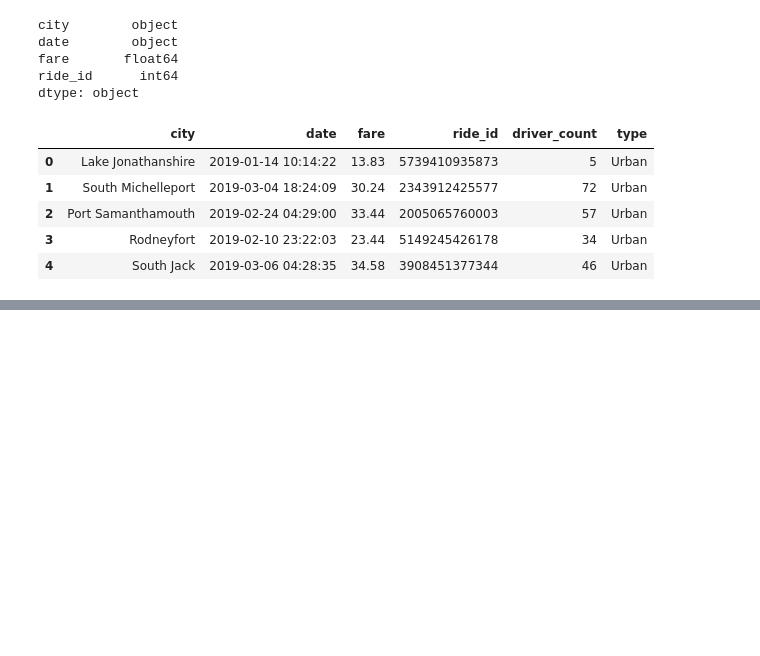
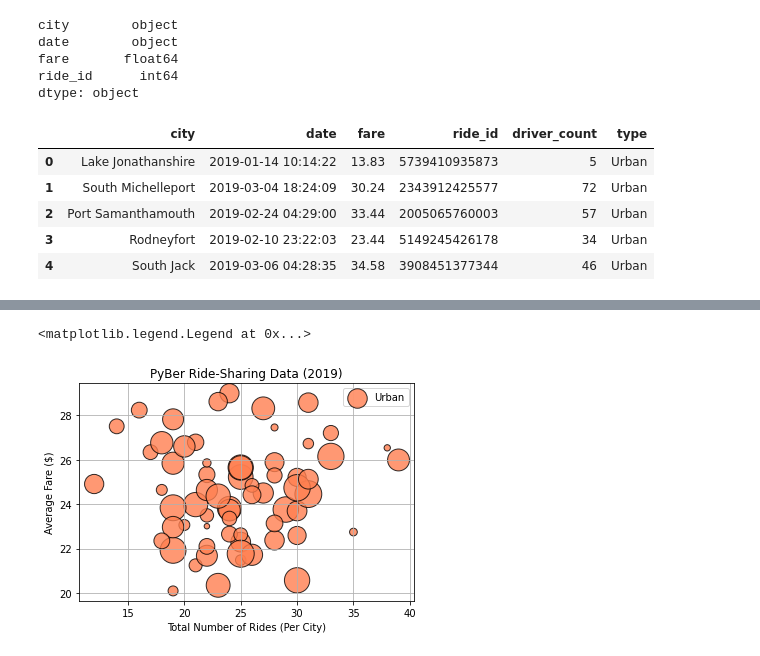
Before and after one commit to RagingRyann/PyBer_Analysis, a Jupyter notebook: PyBer.ipynb, the cells around one changed output, grey strips where cells are left out. Saved outputs shown, nothing was run; the diff lists cells and outputs as text; code cells hidden in the pictures; blank space fills up the shorter version.

```diff
--- a/PyBer.ipynb
+++ b/PyBer.ipynb
@@ -127,0 +198,18 @@ pyber_data_df.head()
+# %%
+# Formatting scatter plot above in order to increase bubble size, add an edge color, edit line width, and update color of markers and their transparency.
+# Also adding in axes labels, title, and legend; as well as a grid.
+# Build the scatter plots for urban cities.
+plt.scatter(urban_ride_count,
+      urban_avg_fare,
+      s=10*urban_driver_count, c="coral",
+      edgecolor="black", linewidths=1,
+      alpha=0.8, label="Urban")
+plt.title("PyBer Ride-Sharing Data (2019)")
+plt.ylabel("Average Fare ($)")
+plt.xlabel("Total Number of Rides (Per City)")
+plt.grid(True)
+# Add the legend.
+plt.legend()
+# %% [output]
+<matplotlib.legend.Legend at 0x...>
+[figure, added]
```
Also changed, not shown: parts of 12 cells of this notebook, 1 other file.
